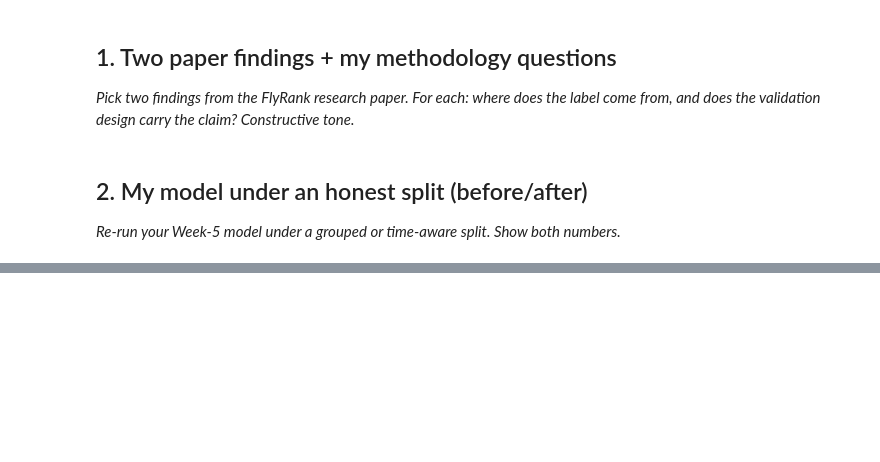
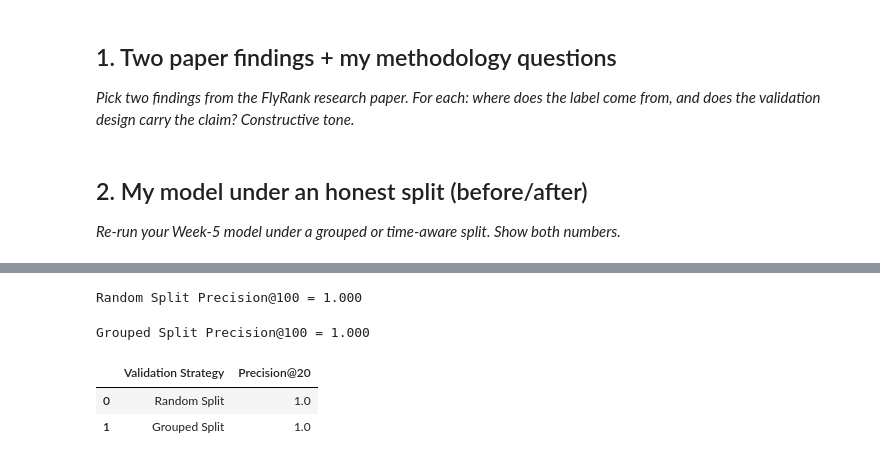
Before and after one commit to helnagar123/flyrank-ml-internship, a Jupyter notebook: work/notebooks/w06_validation_audit.ipynb, the cells around one changed output, grey strips where cells are left out. Drawn from its saved outputs; the diff is of its cells as text; code cells hidden in the pictures; blank space fills up the shorter version.

```diff
--- a/work/notebooks/w06_validation_audit.ipynb
+++ b/work/notebooks/w06_validation_audit.ipynb
@@ -36,0 +218,77 @@ This skeleton is yours to fill. Work the sections **in order** — each one has
+# %%
+X_train, X_test, y_train, y_test = train_test_split(
+    X,
+    y,
+    test_size=0.2,
+    random_state=42,
+    stratify=y
+)
+
+rf = RandomForestClassifier(
+    random_state=42
+)
+
+rf.fit(X_train, y_train)
+
+random_scores = rf.predict_proba(X_test)[:, 1]
+
+random_precision = precision_at_k(
+    y_test,
+    random_scores,
+    k=100
+)
+
+print(f"Random Split Precision@100 = {random_precision:.3f}")
+# %% [output]
+Random Split Precision@100 = 1.000
+# %%
+gss = GroupShuffleSplit(
+    n_splits=1,
+    test_size=0.2,
+    random_state=42
+)
+
+train_idx, test_idx = next(
+    gss.split(X, y, groups)
+)
+
+X_train = X.iloc[train_idx]
+X_test = X.iloc[test_idx]
+
+y_train = y.iloc[train_idx]
+y_test = y.iloc[test_idx]
+
+rf = RandomForestClassifier(
+    random_state=42
+)
+
+rf.fit(X_train, y_train)
+
+group_scores = rf.predict_proba(X_test)[:, 1]
+
+group_precision = precision_at_k(
+    y_test,
+    group_scores,
+    k=100
+)
+
+print(f"Grouped Split Precision@100 = {group_precision:.3f}")
+# %% [output]
+Grouped Split Precision@100 = 1.000
+# %%
+comparison = pd.DataFrame({
+    "Validation Strategy": [
+        "Random Split",
+        "Grouped Split"
+    ],
+    "Precision@20": [
+        random_precision,
+        group_precision
+    ]
+})
+
+comparison
+# %% [output]
+|  | Validation Strategy | Precision@20 |
+| 0 | Random Split | 1.0 |
+| 1 | Grouped Split | 1.0 |
```
Also changed, not shown: parts of 22 cells of this notebook.
